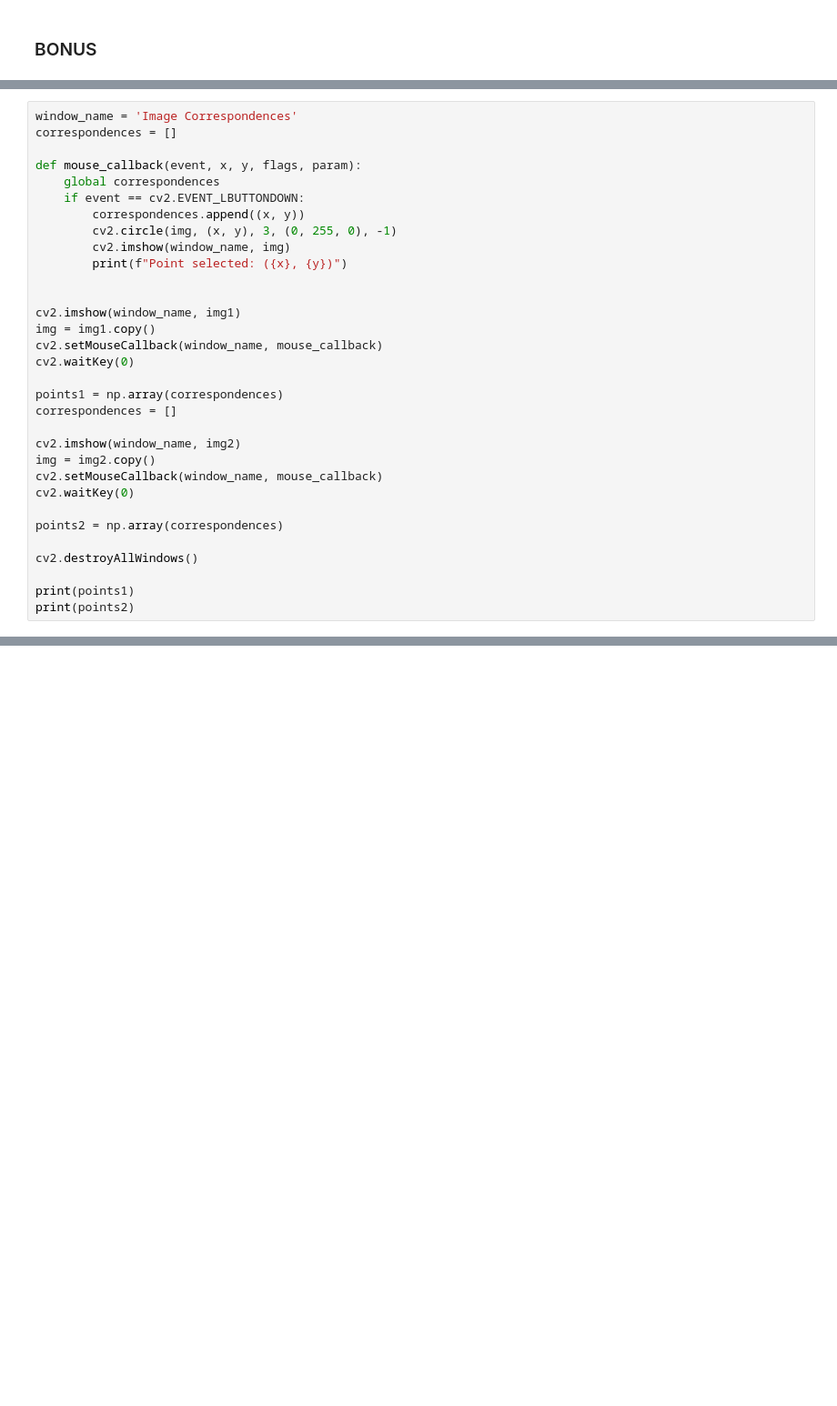
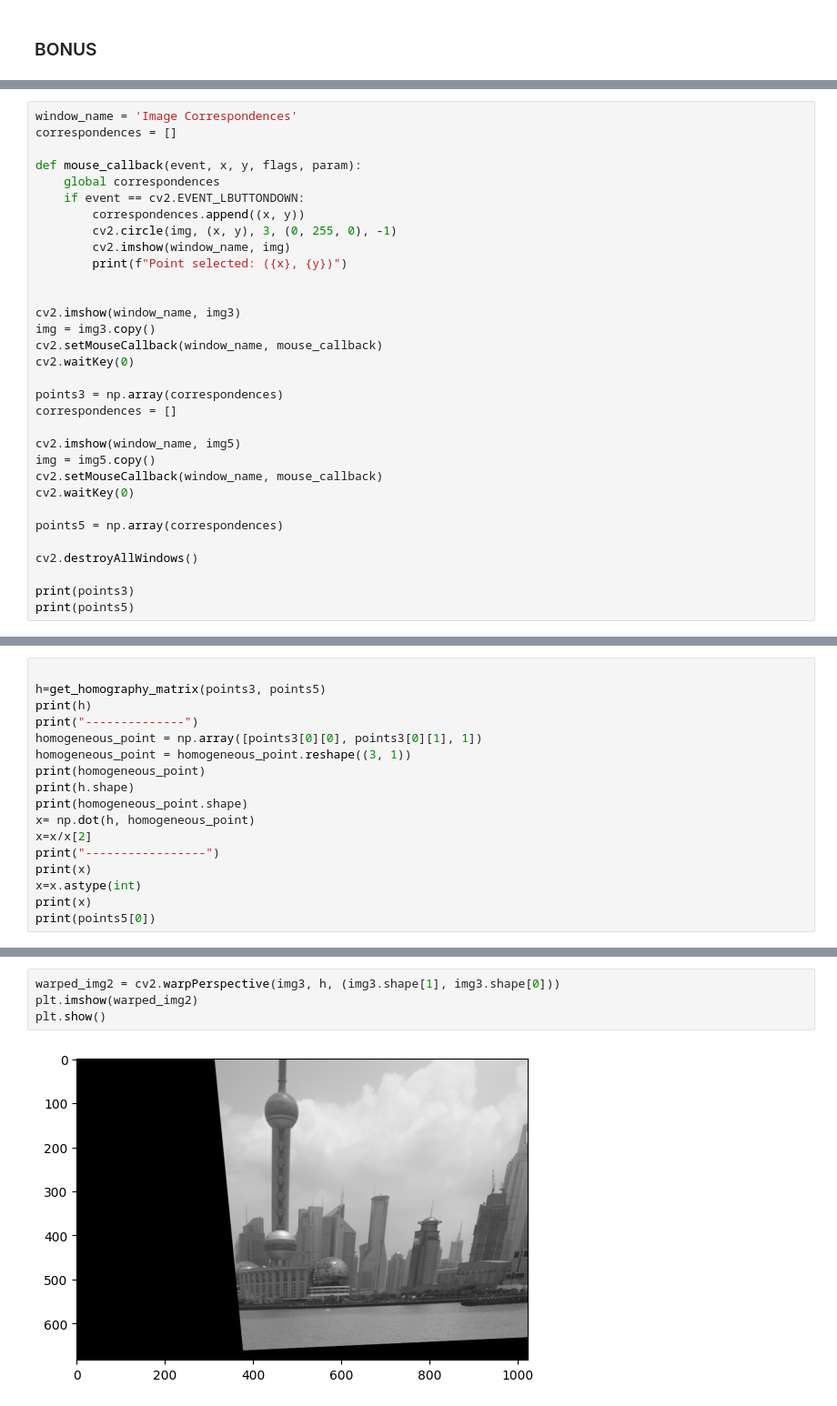
Before and after one commit to MohamedFarid612/Image-Mosaic-Using-homography, a Jupyter notebook: main.ipynb, the cells around one changed output, grey strips where cells are left out. Shown at 91% size. Cells and saved outputs as stored; diff of their text form; blank space fills up the shorter version.

```diff
--- a/main.ipynb
+++ b/main.ipynb
@@ -202,22 +202,22 @@ def mouse_callback(event, x, y, flags, param):
         print(f"Point selected: ({x}, {y})")
 
 
-cv2.imshow(window_name, img1)
-img = img1.copy()
+cv2.imshow(window_name, img3)
+img = img3.copy()
 cv2.setMouseCallback(window_name, mouse_callback)
 cv2.waitKey(0)
 
-points1 = np.array(correspondences)
+points3 = np.array(correspondences)
 correspondences = []
 
-cv2.imshow(window_name, img2)
-img = img2.copy()
+cv2.imshow(window_name, img5)
+img = img5.copy()
 cv2.setMouseCallback(window_name, mouse_callback)
 cv2.waitKey(0)
 
-points2 = np.array(correspondences)
+points5 = np.array(correspondences)
 
 cv2.destroyAllWindows()
 
-print(points1)
-print(points2)
+print(points3)
+print(points5)
@@ -223,0 +241,17 @@ print(points2)
+# %%
+
+h=get_homography_matrix(points3, points5)
+print(h)
+print("--------------")
+homogeneous_point = np.array([points3[0][0], points3[0][1], 1])
+homogeneous_point = homogeneous_point.reshape((3, 1))
+print(homogeneous_point)
+print(h.shape)
+print(homogeneous_point.shape)
+x= np.dot(h, homogeneous_point)
+x=x/x[2]
+print("-----------------")
+print(x)
+x=x.astype(int)
+print(x)
+print(points5[0])
@@ -223,0 +302,6 @@ print(points2)
+# %%
+warped_img2 = cv2.warpPerspective(img3, h, (img3.shape[1], img3.shape[0]))
+plt.imshow(warped_img2)
+plt.show()
+# %% [output]
+[figure, added]
```
Also changed, not shown: parts of 6 cells of this notebook, 1 other file.
